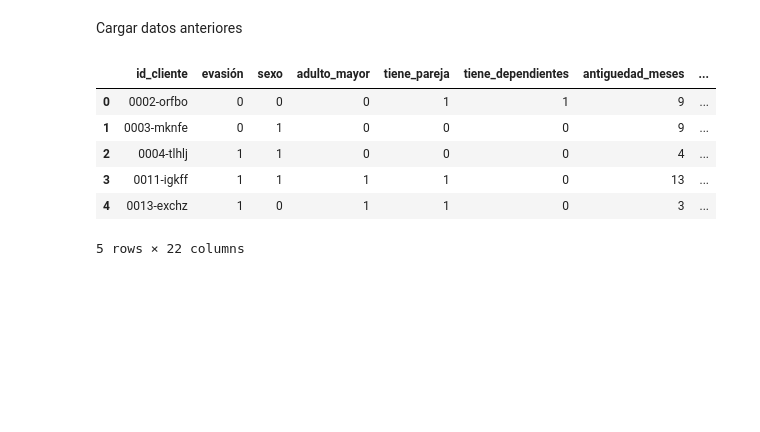
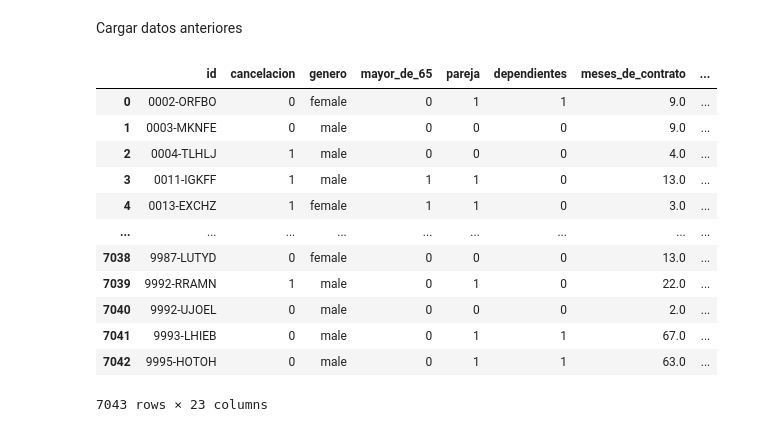
Before and after one commit to PRsant90/Challenge_datos_2_parte_2, a Jupyter notebook: Telecomx_parte_2.ipynb, the cells around one changed output. Drawn from its saved outputs; the diff is of its cells as text; code cells hidden in the pictures; blank space fills up the shorter version.

```diff
--- a/Telecomx_parte_2.ipynb
+++ b/Telecomx_parte_2.ipynb
@@ -33,13 +33,19 @@ Successfully installed imblearn-0.0
 # %% [markdown]
 Cargar datos anteriores
 # %%
-df = pd.read_csv('/content/df_final.csv')
-df.head()
+df = pd.read_csv('/content/df_final parte 1.csv')
+df
 # %% [output]
-|  | id_cliente | evasión | sexo | adulto_mayor | tiene_pareja | tiene_dependientes | antiguedad_meses | ... |
-| 0 | 0002-orfbo | 0 | 0 | 0 | 1 | 1 | 9 | ... |
-| 1 | 0003-mknfe | 0 | 1 | 0 | 0 | 0 | 9 | ... |
-| 2 | 0004-tlhlj | 1 | 1 | 0 | 0 | 0 | 4 | ... |
-| 3 | 0011-igkff | 1 | 1 | 1 | 1 | 0 | 13 | ... |
-| 4 | 0013-exchz | 1 | 0 | 1 | 1 | 0 | 3 | ... |
+|  | id | cancelacion | genero | mayor_de_65 | pareja | dependientes | meses_de_contrato | ... |
+| 0 | 0002-ORFBO | 0 | female | 0 | 1 | 1 | 9.0 | ... |
+| 1 | 0003-MKNFE | 0 | male | 0 | 0 | 0 | 9.0 | ... |
+| 2 | 0004-TLHLJ | 1 | male | 0 | 0 | 0 | 4.0 | ... |
+| 3 | 0011-IGKFF | 1 | male | 1 | 1 | 0 | 13.0 | ... |
+| 4 | 0013-EXCHZ | 1 | female | 1 | 1 | 0 | 3.0 | ... |
+| ... | ... | ... | ... | ... | ... | ... | ... | ... |
+| 7038 | 9987-LUTYD | 0 | female | 0 | 0 | 0 | 13.0 | ... |
+| 7039 | 9992-RRAMN | 1 | male | 0 | 1 | 0 | 22.0 | ... |
+| 7040 | 9992-UJOEL | 0 | male | 0 | 0 | 0 | 2.0 | ... |
+| 7041 | 9993-LHIEB | 0 | male | 0 | 1 | 1 | 67.0 | ... |
+| 7042 | 9995-HOTOH | 0 | male | 0 | 1 | 1 | 63.0 | ... |
-5 rows × 22 columns
+7043 rows × 23 columns
```
Also changed, not shown: parts of 11 cells of this notebook.
